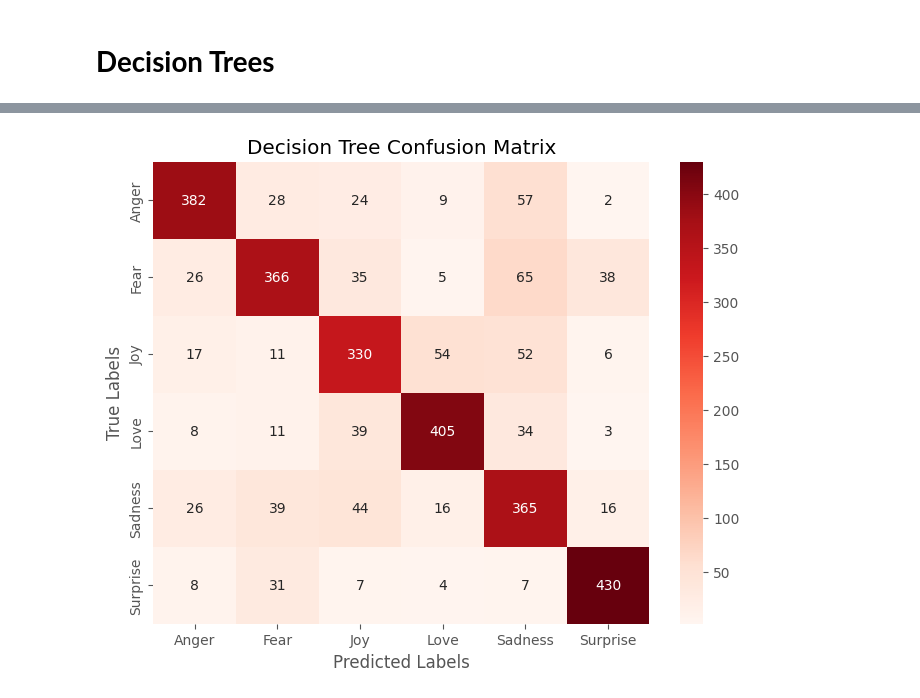
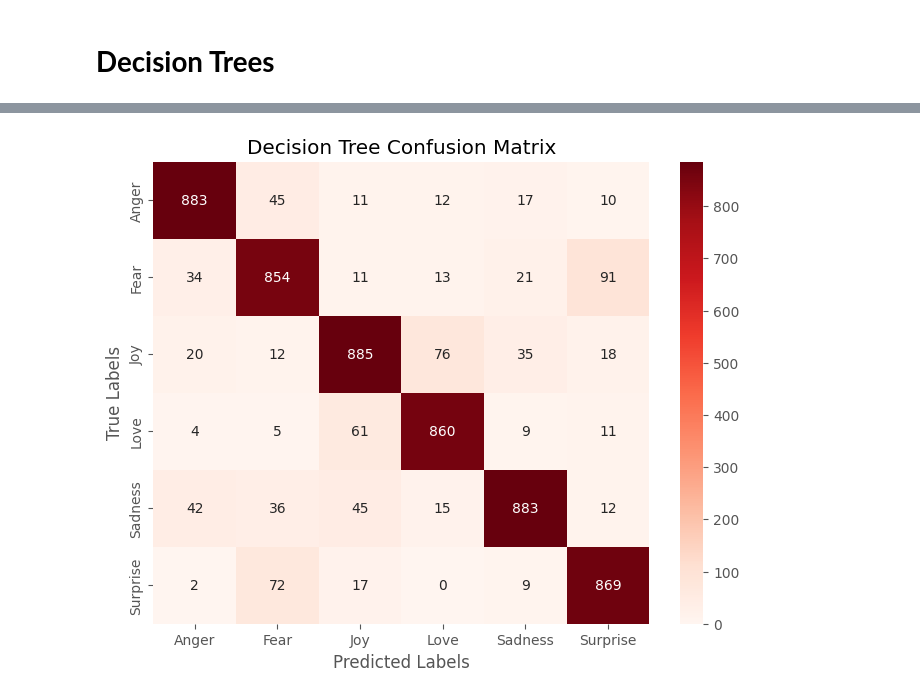
Before and after one commit to APaguil1990/AFFECTV_MCO, a Jupyter notebook: AFFECTV_MCO_Remake.ipynb, the cells around one changed output, grey strips where cells are left out. Drawn from its saved outputs; the diff is of its cells as text; code cells hidden in the pictures.

Commit message:
Neural Networks and Decision Trees trained on text, processed_text, char_count, word_count, and message_length.

```diff
--- a/AFFECTV_MCO_Remake.ipynb
+++ b/AFFECTV_MCO_Remake.ipynb
@@ -57,7 +57,7 @@ Name: count, dtype: int64
 Obtain the target sample size per label based on the smallest label size
 # %%
 min_count = df_dataset['label'].value_counts().min()
-sample_size = 2500
+sample_size = 5000
 # %% [markdown]
 Perform stratified random sampling with 42 as the seed for a reproducible dataset samples
 # %%
@@ -810,6 +810,9 @@ merged_df.rename(columns={
     'text_x': 'text',
     'label_x': 'label',
     'processed_text_x': 'processed_text',
+    'char_count_x': 'char_count',
+    'word_count_x': 'word_count',
+    'message_length_x': 'message_length'
     # Add renaming for other duplicated columns
 }, inplace=True)
 
@@ -824,6 +827,18 @@ columns_to_keep = [
     ] if col in merged_df.columns
 ]
 
+# # Check for missing columns and handle accordingly
+# for col in ['char_count', 'word_count', 'message_length', 'tokens', 'pos_tags']:
+#     if col not in merged_df.columns:
+#         print(f"Missing column: {col}")
+
+# # Dynamically select columns
+# columns_to_keep = [col for col in [
+#     'text', 'processed_text', 'label',
+#     'char_count', 'word_count', 'message_length',
+#     'tokens', 'pos_tags'
+# ] if col in merged_df.columns]
+
 merged_df = merged_df[columns_to_keep]
 merged_df.head()
 # %% [output]
@@ -1204,39 +1334,88 @@ Model exported as decision_tree_model_with_features.joblib
 # sns.heatmap(conf_matrix, annot=True, fmt='d', cmap='Reds', xticklabels=label_encoder.classes_, yticklabels=label_encoder.classes_)
 
 
 # plt.xlabel('Predicted Labels')
 # plt.ylabel('True Labels')
 # plt.title('Decision Trees')
 
 # plt.show()
 
-# Confusion Matrix
+# # Confusion Matrix
+# conf_matrix = confusion_matrix(y_test, y_pred)
+
+# # Plot confusion matrix as heatmap
+# plt.figure(figsize=(8, 6))
+# sns.heatmap(conf_matrix, annot=True, fmt='d', cmap='Reds',
+#             xticklabels=label_encoder.classes_, yticklabels=label_encoder.classes_)
+# plt.xlabel('Predicted Labels')
+# plt.ylabel('True Labels')
+# plt.title('Decision Tree Confusion Matrix')
+# plt.show()
+
+# # Example: Predict emotion for a new sentence
+# new_sentence = "I am so happy today and I am having so much fun"
+
+# # Preprocess and transform the text into TF-IDF
+# preprocessed_sentence = ' '.join(preprocess_text(new_sentence))  # Assuming preprocess_text function exists
+# new_vector = tfidf_vectorizer.transform([preprocessed_sentence]).toarray()
+
+# # Use neutral sentiment values for prediction
+# neutral_sentiment = np.array([[0, 0.5, 0.5, 0, 0.5, 0.5, 0.5]])  # Example neutral sentiment scores
+# new_features = np.hstack([new_vector, neutral_sentiment])
+
+# # Predict emotion
+# predicted_label = clf.predict(new_features)
+# predicted_emotion = label_encoder.inverse_transform(predicted_label)
+
+# print(f"The emotion for the sentence '{new_sentence}' is: {predicted_emotion[0]}")
+
+# Generate the Confusion Matrix
 conf_matrix = confusion_matrix(y_test, y_pred)
 
-# Plot confusion matrix as heatmap
+# Plot the Confusion Matrix as a heatmap
 plt.figure(figsize=(8, 6))
 sns.heatmap(conf_matrix, annot=True, fmt='d', cmap='Reds',
             xticklabels=label_encoder.classes_, yticklabels=label_encoder.classes_)
 plt.xlabel('Predicted Labels')
 plt.ylabel('True Labels')
 plt.title('Decision Tree Confusion Matrix')
 plt.show()
 
 # Example: Predict emotion for a new sentence
 new_sentence = "I am so happy today and I am having so much fun"
 
 # Preprocess and transform the text into TF-IDF
-preprocessed_sentence = ' '.join(preprocess_text(new_sentence))  # Assuming preprocess_text function exists
-new_vector = tfidf_vectorizer.transform([preprocessed_sentence]).toarray()
+# Preprocess 'text'
+preprocessed_text = tfidf_vectorizer_text.transform([new_sentence]).toarray()
 
-# Use neutral sentiment values for prediction
-neutral_sentiment = np.array([[0, 0.5, 0.5, 0, 0.5, 0.5, 0.5]])  # Example neutral sentiment scores
-new_features = np.hstack([new_vector, neutral_sentiment])
+# Preprocess 'processed_text'
+preprocessed_processed = tfidf_vectorizer_processed.transform([' '.join(preprocess_text(new_sentence))]).toarray()
 
-# Predict emotion
+# Generate numerical features
+numerical_example = np.array([[len(new_sentence), len(new_sentence.split()), len(new_sentence)]])
+
+# Combine all features for prediction
+new_features = np.hstack([
+    preprocessed_text,  # TF-IDF for 'text'
+    preprocessed_processed,  # TF-IDF for 'processed_text'
+    numerical_example  # Numerical features
+])
+
+# Ensure the new features match the shape of the training data
+if new_features.shape[1] > X_train.shape[1]:
+    new_features = new_features[:, :X_train.shape[1]]  # Trim extra columns
+elif new_features.shape[1] < X_train.shape[1]:
+    padding = np.zeros((new_features.shape[0], X_train.shape[1] - new_features.shape[1]))
+    new_features = np.hstack([new_features, padding])  # Add zero padding for missing columns
+
+# Ensure the new features match the input shape of the training data
+assert new_features.shape[1] == X_train.shape[1], \
+    f"Shape mismatch: new_features={new_features.shape[1]}, expected={X_train.shape[1]}"
+
+# Predict the emotion using the Decision Tree model
 predicted_label = clf.predict(new_features)
 predicted_emotion = label_encoder.inverse_transform(predicted_label)
 
 print(f"The emotion for the sentence '{new_sentence}' is: {predicted_emotion[0]}")
 # %% [output]
-[figure, old version]
+[figure, new version]
```
Also changed, not shown: parts of 24 cells of this notebook, 5 other files.
